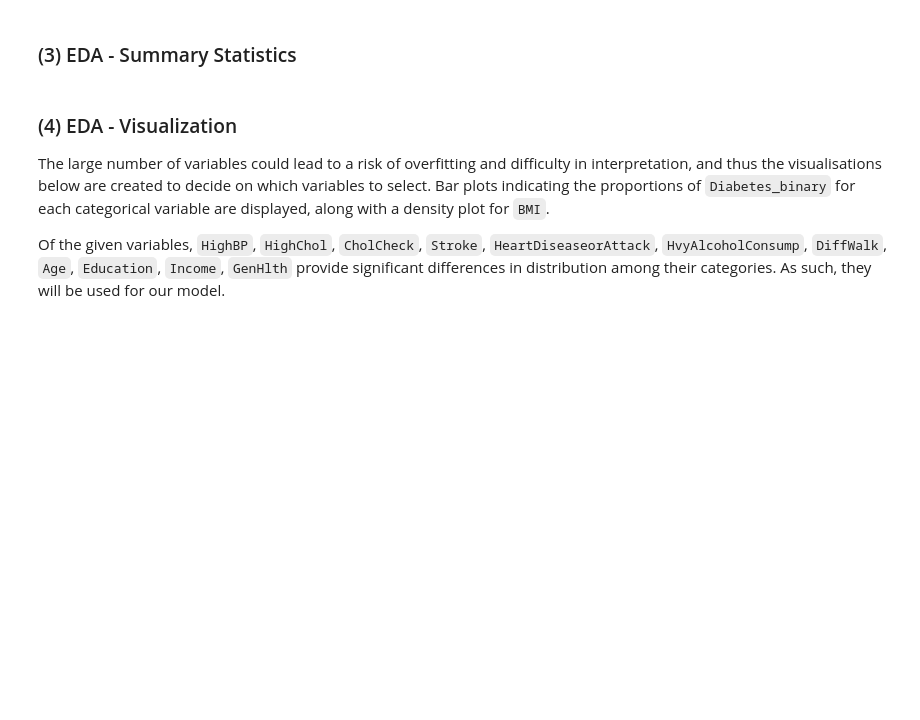
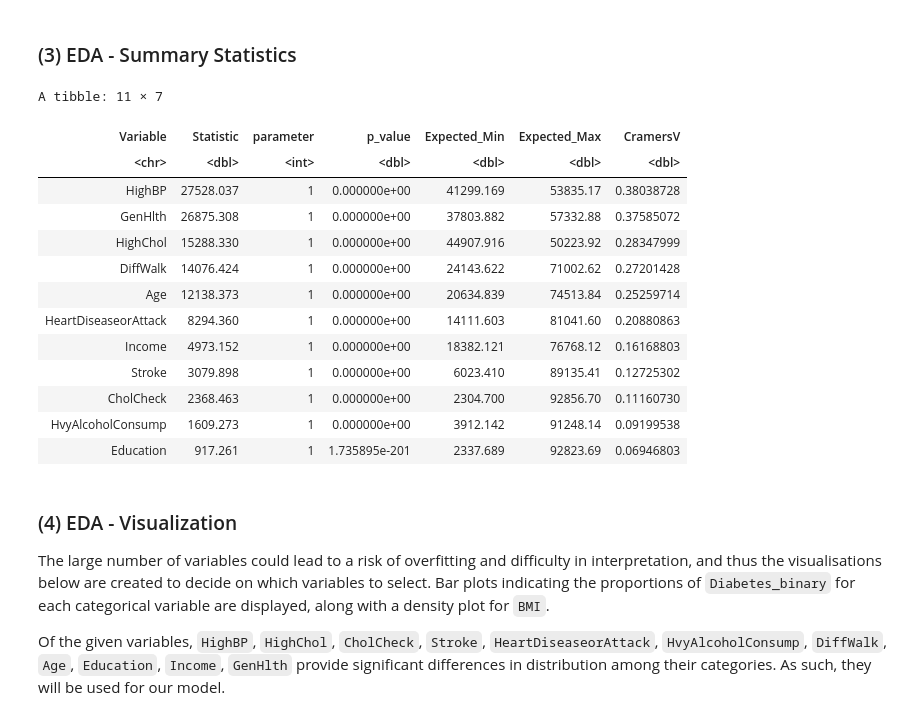
Before and after one commit to DSCI-310-2025/dsci-310-group-06, a Jupyter notebook: reports/diabetes_classification_report.ipynb, the cells around one changed output. Drawn from its saved outputs; the diff is of its cells as text; code cells hidden in the pictures; blank space fills up the shorter version.

```diff
--- a/reports/diabetes_classification_report.ipynb
+++ b/reports/diabetes_classification_report.ipynb
@@ -196,36 +195,45 @@ diabetes_test <- testing(diabetes_split)
 # %% [markdown]
 ### (3) EDA - Summary Statistics
 # %%
-# Chi-squared Test with Cramér
-
-Binary_vars <- c("HighBP", "HighChol", "CholCheck", "Stroke",
+binary_vars <- c("HighBP", "HighChol", "CholCheck", "Stroke",
                  "HeartDiseaseorAttack", "HvyAlcoholConsump",
                  "DiffWalk", "Age", "Education", "Income", "GenHlth")
 
-results <- map_dfr(binary_vars, function(var) {
-  # Create a contingency table for Diabetes_binary and the variable
+# Run chi-squared tests separately for each variable
+cramer_chi_results <- map_dfr(binary_vars, function(var) {
+
   tbl <- table(diabetes_train$Diabetes_binary, diabetes_train[[var]])
-
-  # Run the chi-squared test
-  chi_result <- chisq.test(tbl)
-
-  # Calculate Cramér's V from the contingency table using assocstats
+  test_result <- chisq.test(tbl)
   cv <- assocstats(tbl)$cramer
 
-  # Return a tibble with both chi-squared and Cramér's V results
   tibble(
     Variable = var,
-    ChiSq_Statistic = chi_result
-parameter,
-    p_value = chi_result$p.value,
-    Expected_Min = min(chi_result$expected),
-    Expected_Max = max(chi_result$expected),
+    Statistic = test_result$statistic,
+    parameter = test_result$parameter,
+    p_value = test_result$p.value,
+    Expected_Min = min(test_result$expected),
+    Expected_Max = max(test_result$expected),
     CramersV = cv
   )
 })
-
-# Display the combined results, sorted by Cramér's V (for example)
-results %>% arrange(desc(CramersV))
+# %%
+# Arrange the results by p-value (from smallest to largest)
+cramer_chi_results %>% arrange(desc(CramersV))
+# %% [output]
+A tibble: 11 × 7
+| Variable | Statistic | parameter | p_value | Expected_Min | Expected_Max | CramersV |
+| <chr> | <dbl> | <int> | <dbl> | <dbl> | <dbl> | <dbl> |
+| HighBP | 27528.037 | 1 | 0.000000e+00 | 41299.169 | 53835.17 | 0.38038728 |
+| GenHlth | 26875.308 | 1 | 0.000000e+00 | 37803.882 | 57332.88 | 0.37585072 |
+| HighChol | 15288.330 | 1 | 0.000000e+00 | 44907.916 | 50223.92 | 0.28347999 |
+| DiffWalk | 14076.424 | 1 | 0.000000e+00 | 24143.622 | 71002.62 | 0.27201428 |
+| Age | 12138.373 | 1 | 0.000000e+00 | 20634.839 | 74513.84 | 0.25259714 |
+| HeartDiseaseorAttack | 8294.360 | 1 | 0.000000e+00 | 14111.603 | 81041.60 | 0.20880863 |
+| Income | 4973.152 | 1 | 0.000000e+00 | 18382.121 | 76768.12 | 0.16168803 |
+| Stroke | 3079.898 | 1 | 0.000000e+00 | 6023.410 | 89135.41 | 0.12725302 |
+| CholCheck | 2368.463 | 1 | 0.000000e+00 | 2304.700 | 92856.70 | 0.11160730 |
+| HvyAlcoholConsump | 1609.273 | 1 | 0.000000e+00 | 3912.142 | 91248.14 | 0.09199538 |
+| Education | 917.261 | 1 | 1.735895e-201 | 2337.689 | 92823.69 | 0.06946803 |
 # %% [markdown]
 ### (4) EDA - Visualization
 The large number of variables could lead to a risk of overfitting and difficulty in interpretation, and thus the visualisations below are created to decide on which variables to select. Bar plots indicating the proportions of `Diabetes_binary` for each categorical variable are displayed, along with a density plot for `BMI`.
```
Also changed, not shown: parts of 7 cells of this notebook.
